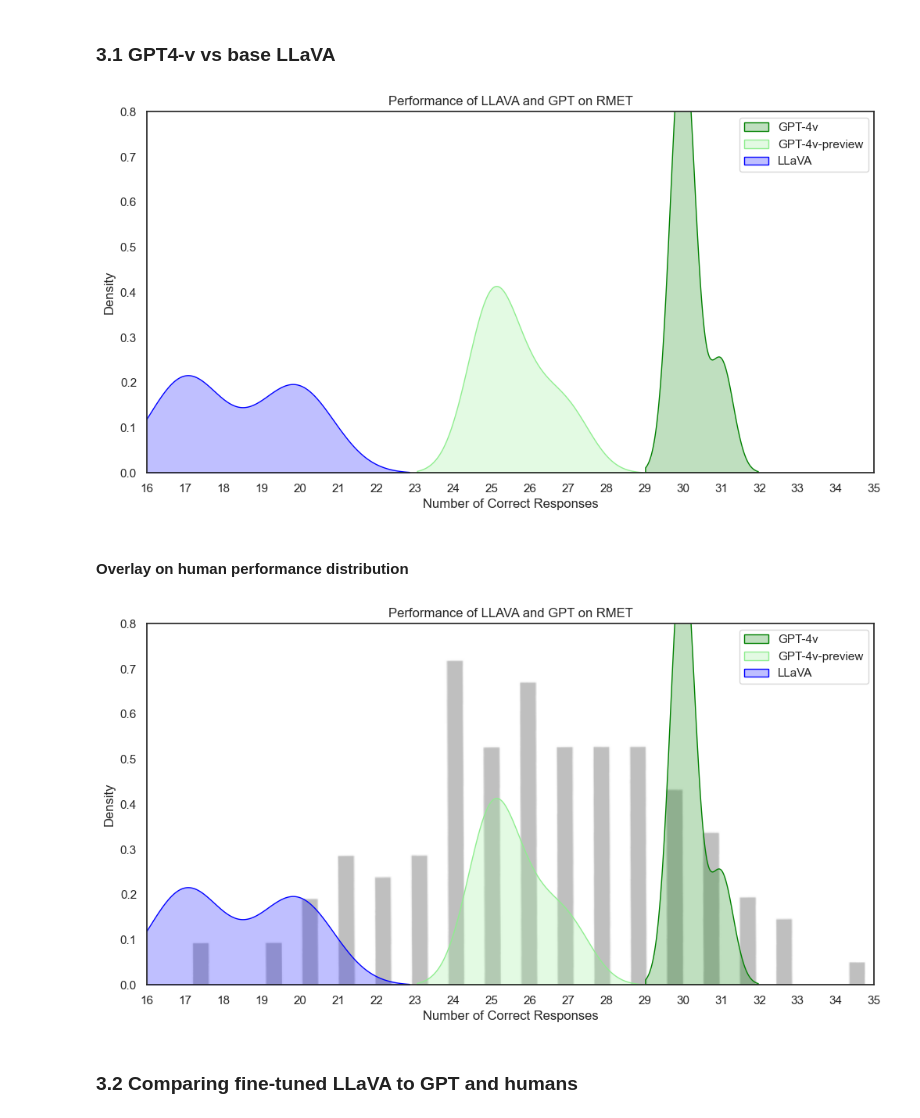
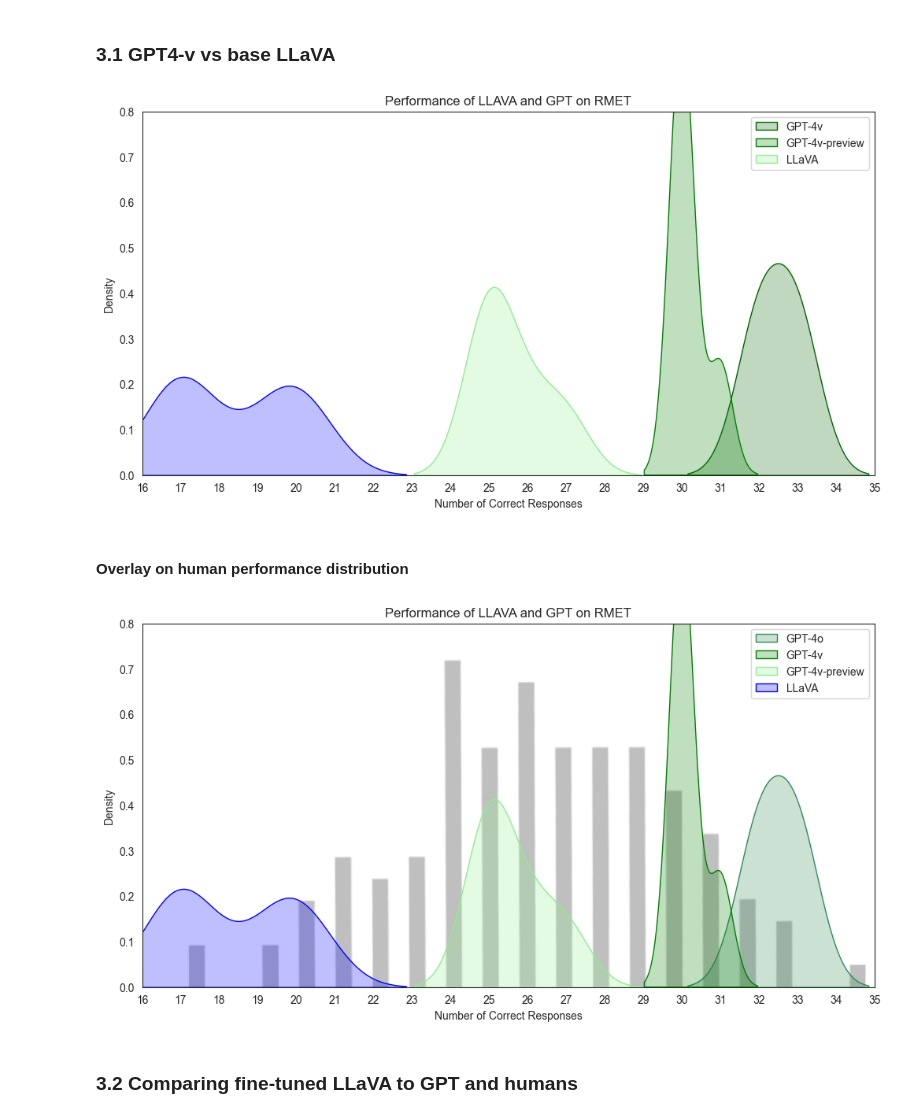
Before and after one commit to bridgetleonard2/Eyes-Mind-Model, a Jupyter notebook: llava_hyak/rmet_analysis.ipynb, the cells around one changed output. Drawn from its saved outputs; the diff is of its cells as text; code cells hidden in the pictures.

Commit message:
add 4o data

```diff
--- a/llava_hyak/rmet_analysis.ipynb
+++ b/llava_hyak/rmet_analysis.ipynb
@@ -91,6 +91,13 @@ gpt_3 = pd.read_csv('../ai_results/gpt4/turbo_results/gpt-3.txt')
 gpt_4 = pd.read_csv('../ai_results/gpt4/turbo_results/gpt-4.txt')
 gpt_5 = pd.read_csv('../ai_results/gpt4/turbo_results/gpt-5.txt')
 
+# 4o
+gpt4o_1 = pd.read_csv('../ai_results/gpt4/4o_results/gpt4o-1.txt')
+gpt4o_2 = pd.read_csv('../ai_results/gpt4/4o_results/gpt4o-2.txt')
+gpt4o_3 = pd.read_csv('../ai_results/gpt4/4o_results/gpt4o-3.txt')
+gpt4o_newimages_1 = pd.read_csv('../ai_results/gpt4/4o_results/gpt4o_newimages-1.txt')
+gpt4o_manipulate_1 = pd.read_csv('../ai_results/gpt4/4o_results/gpt4o_manipulate-1.txt')
+
 # new images
 gpt_newimages_1 = pd.read_csv('../ai_results/gpt4/newImages_results/gpt_newimages-1.txt')
 gpt_newimages_2 = pd.read_csv('../ai_results/gpt4/newImages_results/gpt_newimages-2.txt')
@@ -116,6 +123,7 @@ rmet = pd.concat([llava_local_base_1, llava_local_base_2, llava_local_base_3, ll
                   llava_double_7ep_1, llava_double_7ep_2, llava_double_7ep_3, llava_double_7ep_4, llava_double_7ep_5,
                   llava_double_8ep_1, llava_double_8ep_2, llava_double_8ep_3, llava_double_8ep_4, llava_double_8ep_5,
                   gpt_1, gpt_2, gpt_3, gpt_4, gpt_5,
+                  gpt4o_1, gpt4o_2, gpt4o_3, gpt4o_newimages_1, gpt4o_manipulate_1,
                   gpt_preview_1, gpt_preview_2, gpt_preview_3, gpt_preview_4, gpt_preview_5,
                   gpt_newimages_1, gpt_newimages_2, gpt_newimages_3, gpt_newimages_4, gpt_newimages_5,
                   gpt_manipulate_1, gpt_manipulate_2, gpt_manipulate_3, gpt_manipulate_4, gpt_manipulate_5], axis=1)
@@ -241,30 +249,31 @@ plt.show()
 # %%
 # Set the style to remove grid lines
 sns.set_style("white")
 
 # Create a dataframe with llava local base and HPC base performance
 llava_performance = rmet_num_correct[['llava_local_base-1', 'llava_local_base-2', 'llava_local_base-3', 'llava_local_base-4', 'llava_local_base-5', 'llava_HPC_base-1', 'llava_HPC_base-2', 'llava_HPC_base-3', 'llava_HPC_base-4', 'llava_HPC_base-5']]
 gpt_preview_performance = rmet_num_correct[['gpt_preview-1', 'gpt_preview-2', 'gpt_preview-3', 'gpt_preview-4', 'gpt_preview-5']]
 gpt_performance = rmet_num_correct[['gpt-1', 'gpt-2', 'gpt-3', 'gpt-4', 'gpt-5']]
+gpt4o_performance = rmet_num_correct[['gpt4o-1', 'gpt4o-2']]
 
-performance_data = pd.concat([llava_performance, gpt_preview_performance, gpt_performance], axis=1)
+performance_data = pd.concat([llava_performance, gpt_preview_performance, gpt_performance, gpt4o_performance], axis=1)
 
 plt.figure(figsize=(12, 6))
 # sns.histplot(performance_data, palette=['blue', 'green'], bins=30, stat="count", label='Histogram')
-sns.kdeplot(data=performance_data, fill=True, common_norm=False, palette=['blue', 'lightgreen', 'green'])
+sns.kdeplot(data=performance_data, fill=True, common_norm=False, palette=['blue', 'lightgreen', 'green', 'darkgreen'])
 
 plt.gca().set_facecolor((1, 1, 1, 0))
 
 plt.xlim([16,35])
 plt.ylim([0, 0.8])
 plt.xticks(range(16, 36))
 plt.xlabel('Number of Correct Responses')
 plt.title('Performance of LLAVA and GPT on RMET')
 plt.legend(['GPT-4v', 'GPT-4v-preview', 'LLaVA'])
 
 plt.savefig('output/llava_gpt.png', transparent=True, bbox_inches='tight')  # Save as PNG
 # %% [output]
-[figure, old version]
+[figure, new version]
 # %% [markdown]
 #### Overlay on human performance distribution
 # %%
@@ -277,7 +286,7 @@ fig, ax = plt.subplots(figsize=(12, 6))
 ax.imshow(background, aspect='auto', extent=[16, 35, 0, 0.8], zorder=0)  # Adjust 'extent' as needed
 
 # Plotting data
-sns.kdeplot(data=performance_data, fill=True, common_norm=False, palette=['blue', 'lightgreen', 'green'])
+sns.kdeplot(data=performance_data, fill=True, common_norm=False, palette=['blue', 'lightgreen', 'green', 'seagreen'])
 
 # Set the axes properties
 ax.set_xlim([16, 35])
@@ -285,14 +294,14 @@ ax.set_ylim([0, 0.8])
 ax.set_xticks(range(16, 36))
 ax.set_xlabel('Number of Correct Responses')
 ax.set_title('Performance of LLAVA and GPT on RMET')
-plt.legend(['GPT-4v', 'GPT-4v-preview', 'LLaVA'])
+plt.legend(['GPT-4o', 'GPT-4v', 'GPT-4v-preview', 'LLaVA'])
 
 plt.savefig('output/gpt_llava_dist_overlay.png', bbox_inches='tight')  # Save as PNG
 
 # Show the plot
 plt.show()
 # %% [output]
-[figure, old version]
+[figure, new version]
 # %% [markdown]
 ### 3.2 Comparing fine-tuned LLaVA to GPT and humans
 # %%
```
Also changed, not shown: parts of 9 cells of this notebook, 22 other files.
